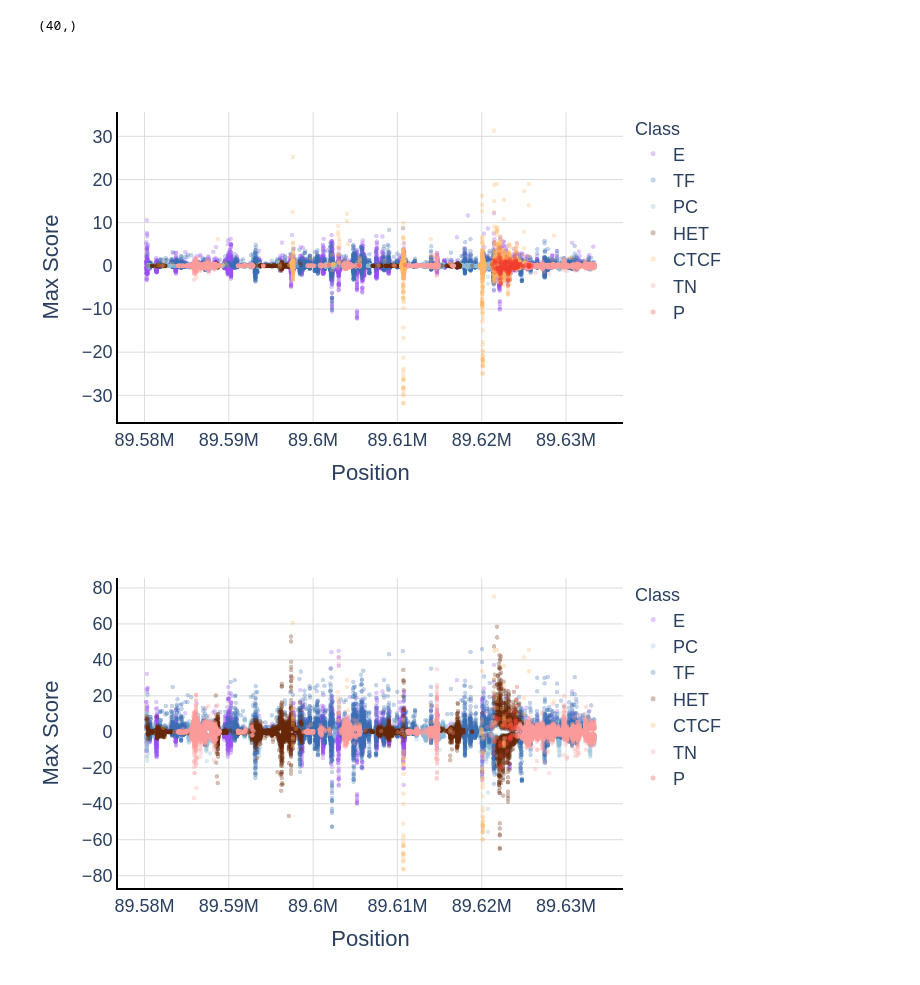
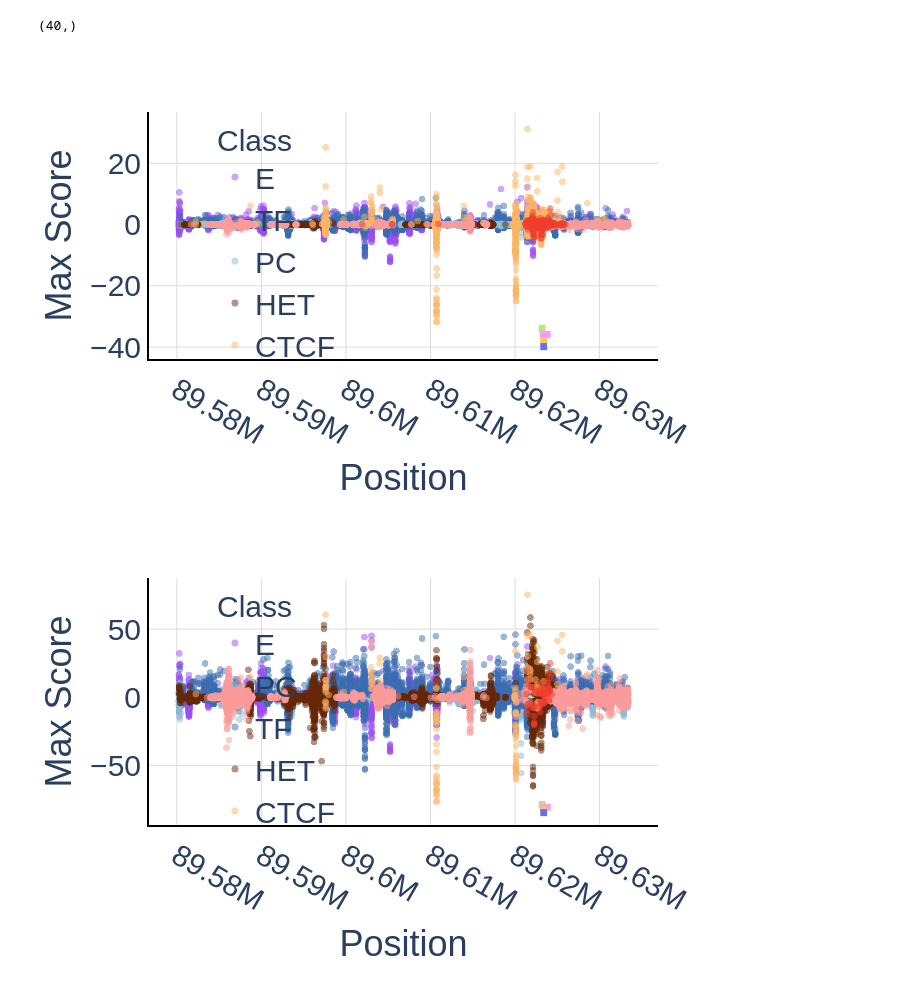
Before and after one commit to bmacedo-lgtm/SiFoN, a Jupyter notebook: tutorials/normalize.ipynb, the cells around one changed output. Drawn from its saved outputs; the diff is of its cells as text; code cells hidden in the pictures.

```diff
--- a/tutorials/normalize.ipynb
+++ b/tutorials/normalize.ipynb
@@ -14,6 +15,14 @@ std = data.std(axis = 0)[:40]
 mean.shape
 # %% [output]
 (40,)
+# %%
+wid = 400
+PTEN_TSS = {
+    'RefSeqTSS Promoter': [89623382 - wid, 89623382 + wid],
+    'CLEVER FANTOM CAGE Promoter': [89623389 - wid, 89623389 + wid],
+    'UCSC genome browser':[89623195 - wid, 89623195 + wid],
+    'Sheng PTEN Promoter' : [89622930, 89624219]
+}
 # %%
 file = "test_input_data/chr10_89580225_89633389_sequence_class_scores.npy"
 vcf = pd.read_csv("test_input_data/chr10_89580225_89633389.vcf",
@@ -25,11 +34,11 @@ scores_signed = viz.preprocess(file, vcf, signed=True)
 scores_norm = (scores_signed - mean)/std
 # %%
 max_scores_signed = viz.find_max(scores_signed, signed=True)
-viz.plot_max("test", max_scores_signed)
+viz.plot_max("test.html", max_scores_signed, TSS=PTEN_TSS, fontsize = 30, pointsize = 7, opacity = 0.5)
 # %% [output]
-[figure, old version]
+[figure, new version]
 # %%
-max_scores_signed = viz.find_max(scores_norm, signed=True)
-viz.plot_max("noramlized_PTEN.html", max_scores_signed)
+# max_scores_signed = viz.find_max(scores_norm, signed=True)
+viz.plot_max("smoothed.html", max_scores_signed, TSS=PTEN_TSS, fontsize = 30, pointsize = 7, opacity = 0.5)
 # %% [output]
-[figure, old version]
+[figure, new version]
```
Also changed, not shown: parts of 7 cells of this notebook, 5 other files.
